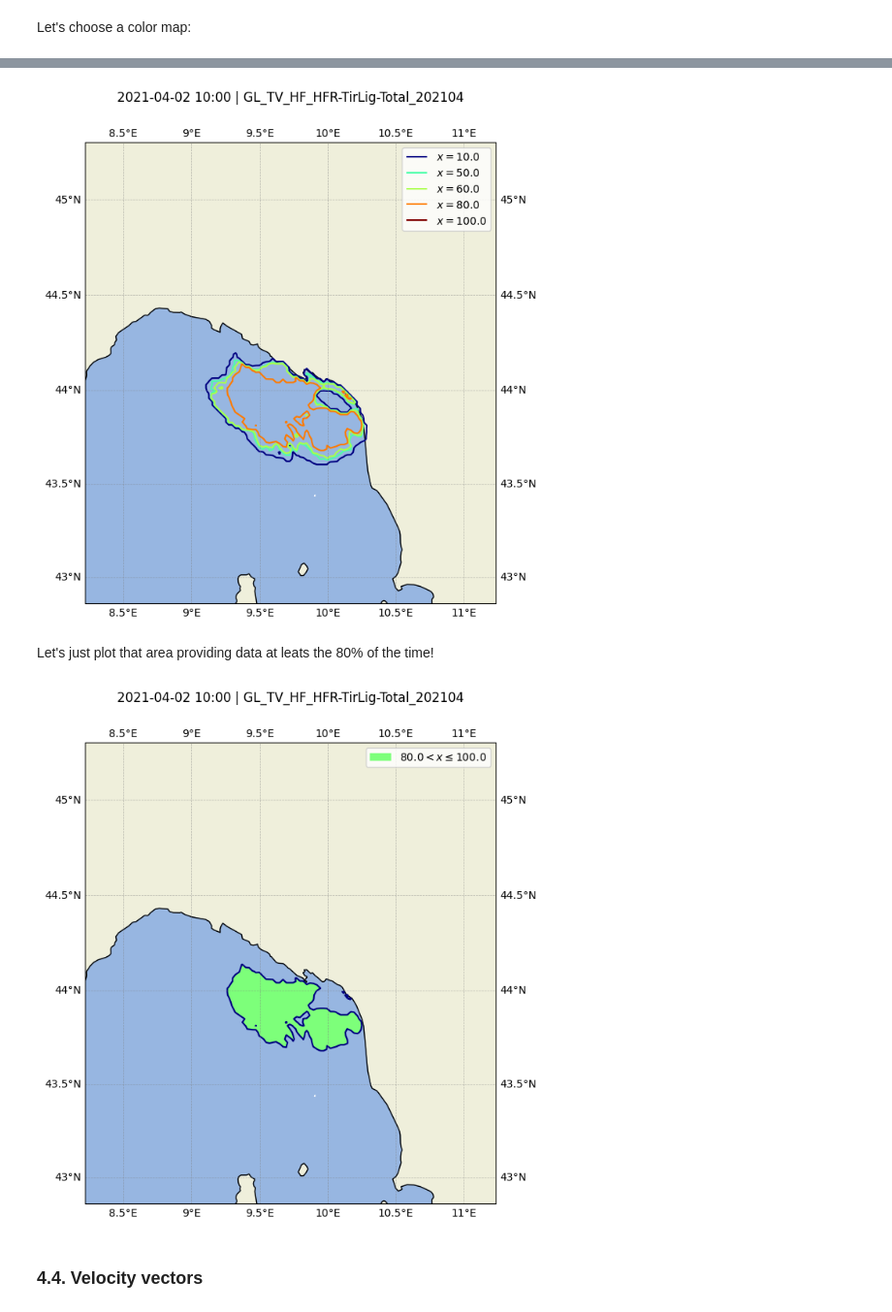
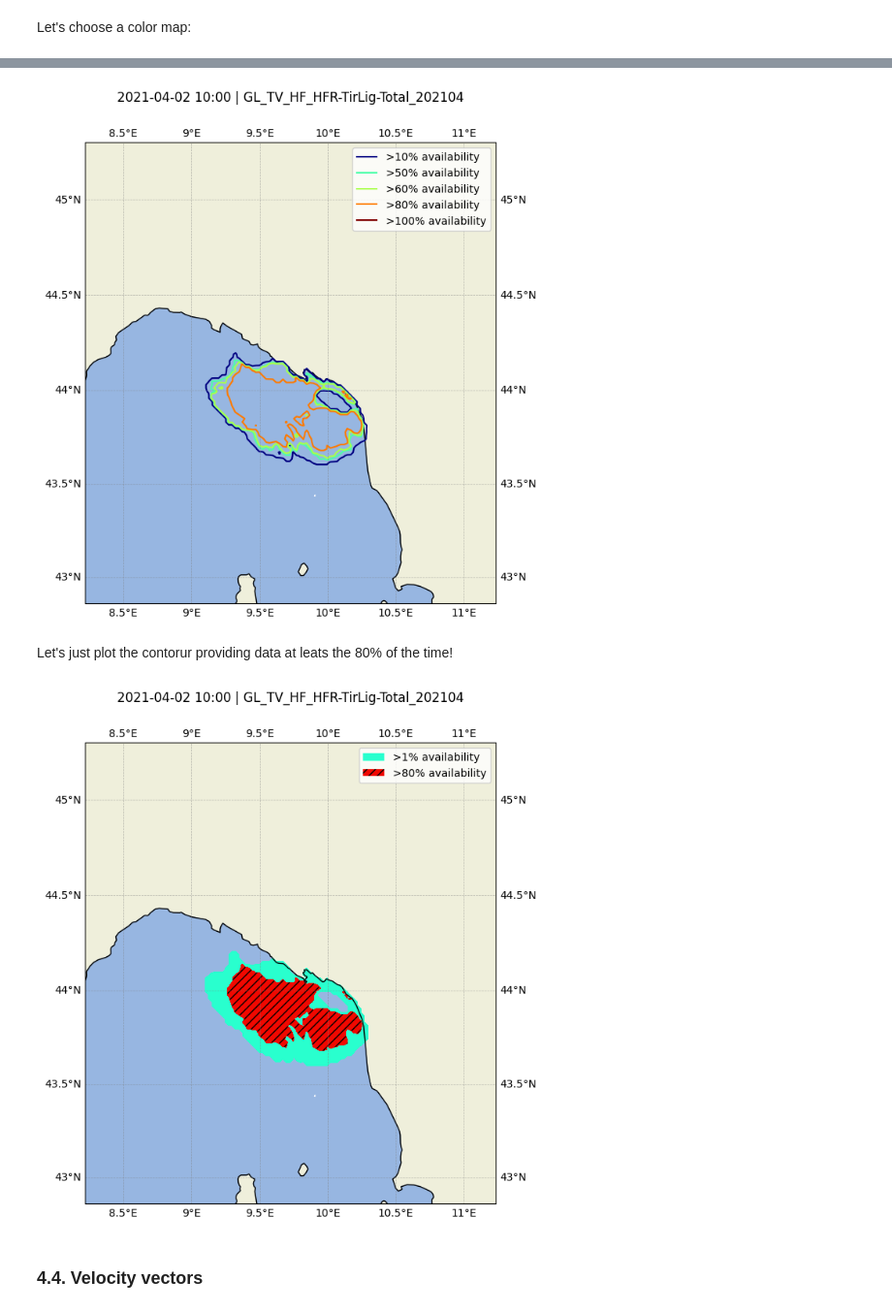
Before and after one commit to CopernicusMarineInsitu/2021-sicomar-summer-school, a Jupyter notebook: visualizing-hfradar-data.ipynb, the cells around one changed output, grey strips where cells are left out. Shown at 97% size. Drawn from its saved outputs; the diff is of its cells as text; code cells hidden in the pictures.

Commit message:
updatted plots legends

```diff
--- a/visualizing-hfradar-data.ipynb
+++ b/visualizing-hfradar-data.ipynb
@@ -425,8 +425,8 @@ ax = plt.axes(projection=ccrs.Mercator())# Map projection
 gl = ax.gridlines(crs=ccrs.PlateCarree(), draw_labels=True, linewidth=0.5, color='gray', alpha=0.5, linestyle='--') #adding grid lines
 #add countours
 cs = ax.contour(ds['LONGITUDE'], ds['LATITUDE'], data, transform=ccrs.PlateCarree(), cmap=cmap, levels = levels)
-levels, labels = cs.legend_elements()
-ax.legend(handles=levels, labels=labels)
+labels = ['>'+str(x)+'% availability' for x in levels]
+ax.legend(handles=cs.legend_elements()[0], labels=labels)
 #add features
 ax.add_feature(cfeature.LAND)
 ax.add_feature(cfeature.OCEAN)
@@ -439,33 +439,32 @@ plt.title(timestamp+' | '+ds.id, pad=25)
 #plt.savefig(figure_name)
 plt.show()
 # %% [output]
-[figure, old version]
+[figure, new version]
 # %% [markdown]
-Let's just plot that area providing data at leats the 80% of the time!
+Let's just plot the contorur providing data at leats the 80% of the time!
 # %%
-minima, maxima = 80, 100
+minima = 80
 # %%
 plt.figure(num=None, figsize=(8, 8), dpi=100, facecolor='w', edgecolor='k')
 ax = plt.axes(projection=ccrs.Mercator())# Map projection
 gl = ax.gridlines(crs=ccrs.PlateCarree(), draw_labels=True, linewidth=0.5, color='gray', alpha=0.5, linestyle='--') #adding grid lines
 #add countours
-cs = ax.contourf(ds['LONGITUDE'], ds['LATITUDE'], data, transform=ccrs.PlateCarree(), cmap=cmap, levels = [minima,maxima])
-ax.contour(ds['LONGITUDE'], ds['LATITUDE'], data, transform=ccrs.PlateCarree(), cmap=cmap, levels = [minima, maxima])
-levels, labels = cs.legend_elements()
-ax.legend(handles=levels, labels=labels)
+cs = ax.contourf(ds['LONGITUDE'], ds['LATITUDE'], data, transform=ccrs.PlateCarree(), cmap=cmap,hatches=['', '///'], levels = [1,minima,100])
+labels = ['>'+str(x)+'% availability' for x in [1,80,100]]
+ax.legend(handles=cs.legend_elements()[0], labels=labels)
 #add features
 ax.add_feature(cfeature.LAND)
 ax.add_feature(cfeature.OCEAN)
 ax.add_feature(cfeature.COASTLINE)
 ax.set_extent(extent)#personalized limts
 plt.title(timestamp+' | '+ds.id, pad=25)
 
 #uncomment next lines to save the figure
 #figure_name = ds.id+'_coverageCountourf.png'
 #plt.savefig(figure_name)
 plt.show()
 # %% [output]
-[figure, old version]
+[figure, new version]
 # %% [markdown]
 ### 4.4. Velocity vectors
 # %% [markdown]
```
Also changed, not shown: parts of 19 cells of this notebook.
